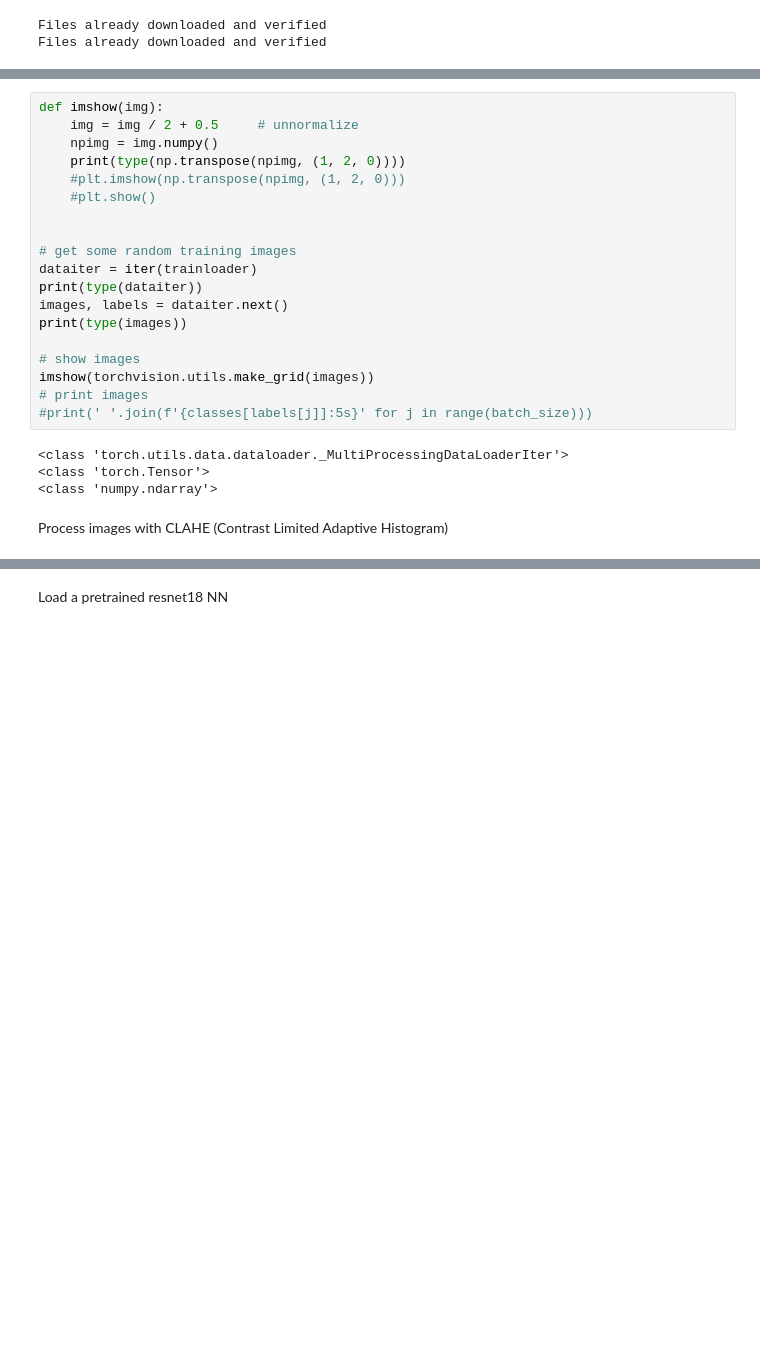
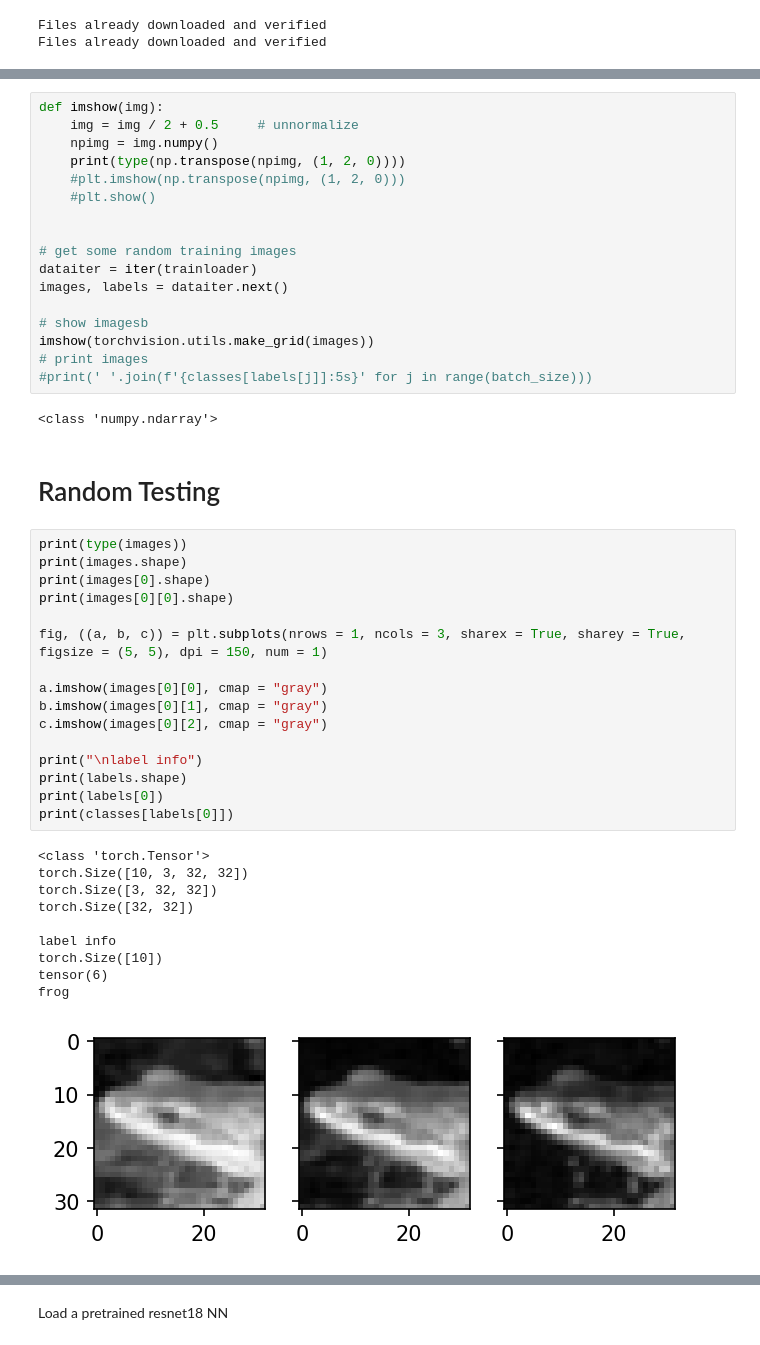
Before and after one commit to imckechn/imageEnhancer, a Jupyter notebook: main.ipynb, the cells around one changed output, grey strips where cells are left out. Cells and saved outputs as stored; diff of their text form; blank space fills up the shorter version.

```diff
--- a/main.ipynb
+++ b/main.ipynb
@@ -117,18 +137,41 @@ def imshow(img):
 
 # get some random training images
 dataiter = iter(trainloader)
-print(type(dataiter))
 images, labels = dataiter.next()
-print(type(images))
 
-# show images
+# show imagesb
 imshow(torchvision.utils.make_grid(images))
 # print images
 #print(' '.join(f'{classes[labels[j]]:5s}' for j in range(batch_size)))
 # %% [output]
-<class 'torch.utils.data.dataloader._MultiProcessingDataLoaderIter'>
-<class 'torch.Tensor'>
 <class 'numpy.ndarray'>
-# %% [markdown]
-Process images with CLAHE (Contrast Limited Adaptive Histogram)
+# %% [markdown]
+# Random Testing
+# %%
+print(type(images))
+print(images.shape)
+print(images[0].shape)
+print(images[0][0].shape)
+
+fig, ((a, b, c)) = plt.subplots(nrows = 1, ncols = 3, sharex = True, sharey = True, figsize = (5, 5), dpi = 150, num = 1)
+
+a.imshow(images[0][0], cmap = "gray")
+b.imshow(images[0][1], cmap = "gray")
+c.imshow(images[0][2], cmap = "gray")
+
+print("\nlabel info")
+print(labels.shape)
+print(labels[0])
+print(classes[labels[0]])
+# %% [output]
+<class 'torch.Tensor'>
+torch.Size([10, 3, 32, 32])
+torch.Size([3, 32, 32])
+torch.Size([32, 32])
+
+label info
+torch.Size([10])
+tensor(6)
+frog
+[figure, added]
 # %% [markdown]
```
Also changed, not shown: parts of 28 cells of this notebook, 3 other files.
